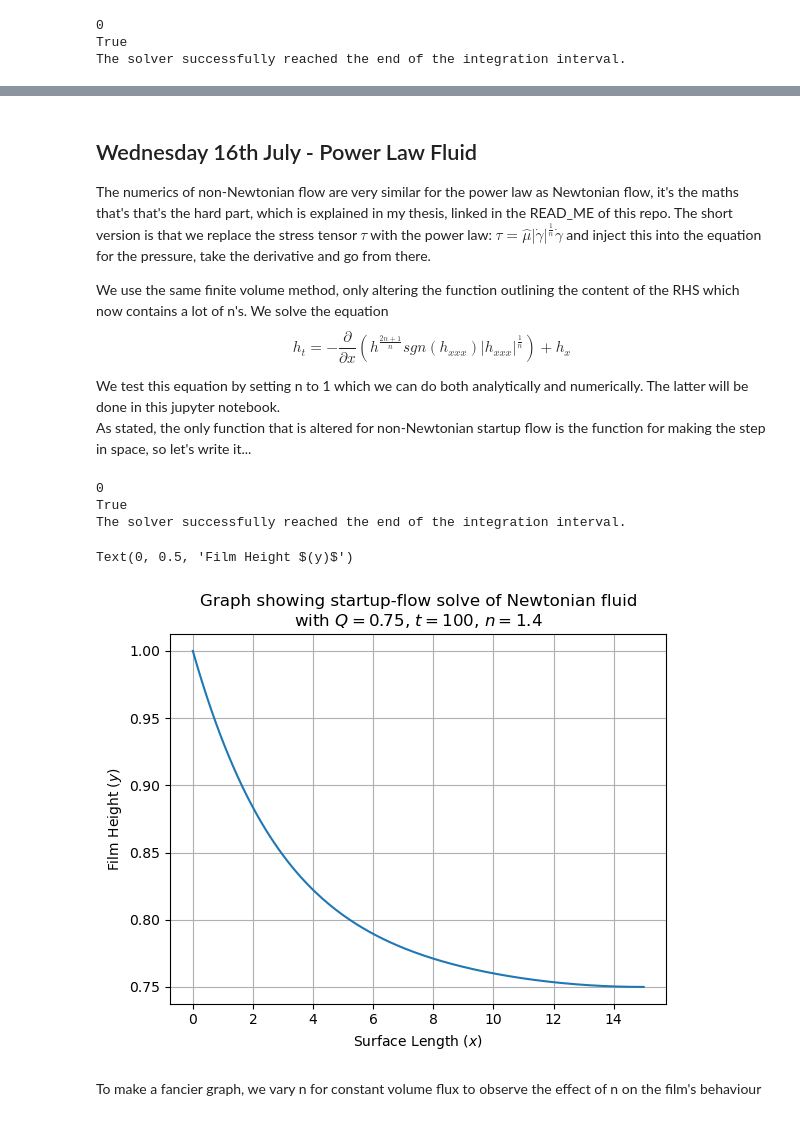
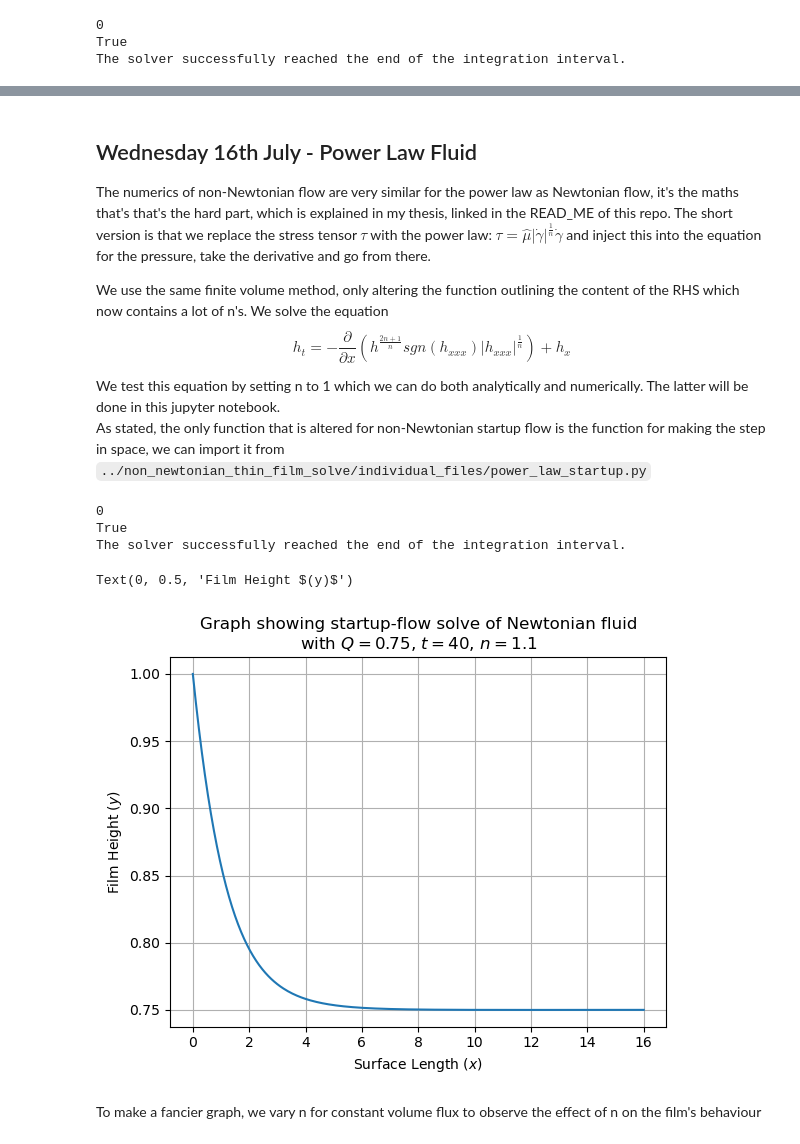
Before and after one commit to jrobo-gith/Independent-project-code, a Jupyter notebook: collection.ipynb, the cells around one changed output, grey strips where cells are left out. Saved outputs shown, nothing was run; the diff lists cells and outputs as text; code cells hidden in the pictures.

Commit message:
All functions in collection.ipynb now take from individual files. Complete overhaul finished

````diff
--- a/collection_overall.ipynb
+++ b/collection.ipynb
@@ -284,40 +184,4 @@ $$
 h_t = -\frac{\partial}{\partial x}\left(h^{\frac{2n+1}{n}}sgn(h_{xxx})\left|h_{xxx}\right|^{\frac{1}{n}}\right) + h_x
 $$
 
-We test this equation by setting n to 1 which we can do both analytically and numerically. The latter will be done in this jupyter notebook. <br> As stated, the only function that is altered for non-Newtonian startup flow is the function for making the step in space, so let's write it...
+We test this equation by setting n to 1 which we can do both analytically and numerically. The latter will be done in this jupyter notebook. <br> As stated, the only function that is altered for non-Newtonian startup flow is the function for making the step in space, we can import it from ```../non_newtonian_thin_film_solve/individual_files/power_law_startup.py```
-# %%
-def PL_make_step(h, i, args):
-    """
-    (Try, except)'s are for the BCs, as q_minus won't be computable for BCs at the start and q_plus won't be computable
-    for BCs at the end.
-    The bool 'print_except' is for making sure anything inside the for loop is not displaying a 0.
-    """
-
-    _, dx, pwr, Q, _, n = args
-
-    DX = 1/dx**3
-    epsilon = 0
-
-    try:
-        non_linear_h = (0.5 * (h[i] + h[i+1]))**((2*n + 1)/n) + epsilon
-        third_order = abs(-h[i-1] + 3*h[i] - 3*h[i+1] + h[i+2] + epsilon) ** (1 / n)
-        third_order_sign = np.sign(-h[i-1] + 3*h[i] - 3*h[i+1] + h[i+2])
-        advection_term = h[i]
-
-        q_plus = DX  * non_linear_h * third_order_sign * third_order + advection_term
-
-    except IndexError:
-        q_plus = 0
-
-    try:
-        non_linear_h = (0.5 * (h[i] + h[i-1])) ** ((2*n+1)/n) + epsilon
-        third_order = abs(-h[i-2] + 3*h[i-1] - 3*h[i] + h[i+1] + epsilon) ** (1 / n)
-        third_order_sign = np.sign(-h[i-2] + 3*h[i-1] - 3*h[i] + h[i+1])
-        advection_term = h[i-1]
-
-        q_minus = DX * non_linear_h * third_order_sign * third_order + advection_term
-
-    except IndexError:
-        q_minus = 0
-
-    return q_plus, q_minus
@@ -324,7 +190,8 @@ def PL_make_step(h, i, args):
 # %%
-n = 1.4
+n = 1.1
 h_initial = np.ones(GV['N']) * GV['h0']
-t_span = GV['t-span']
+min_t = GV['t-span'][f"{GV['L']}"]
+t_span = (0, min_t)
 args = [PL_make_step, GV['dx'], None, GV['Q'], None, n]
 
 sol = solve_ivp(fun=FVM_RHS, y0=h_initial, t_span=t_span, args=(args,), method='BDF', rtol=1e-6, atol=1e-8)
@@ -338,13 +205,13 @@ True
 The solver successfully reached the end of the integration interval.
 # %%
 plt.plot(GV['x'], sol.y[:, -1])
-plt.title(f"Graph showing startup-flow solve of Newtonian fluid\nwith $Q={GV['Q']}$, $t={GV['t-span'][1]}$, $n={n}$")
+plt.title(f"Graph showing startup-flow solve of Newtonian fluid\nwith $Q={GV['Q']}$, $t={t_span[1]}$, $n={n}$")
 plt.grid(True)
 plt.xlabel('Surface Length $(x)$')
 plt.ylabel('Film Height $(y)$')
 # %% [output]
 Text(0, 0.5, 'Film Height $(y)$')
-[figure, old version]
+[figure, new version]
 # %% [markdown]
 To make a fancier graph, we vary n for constant volume flux to observe the effect of n on the film's behaviour
 # %%
````
Also changed, not shown: parts of 38 cells of this notebook, 21 other files.
